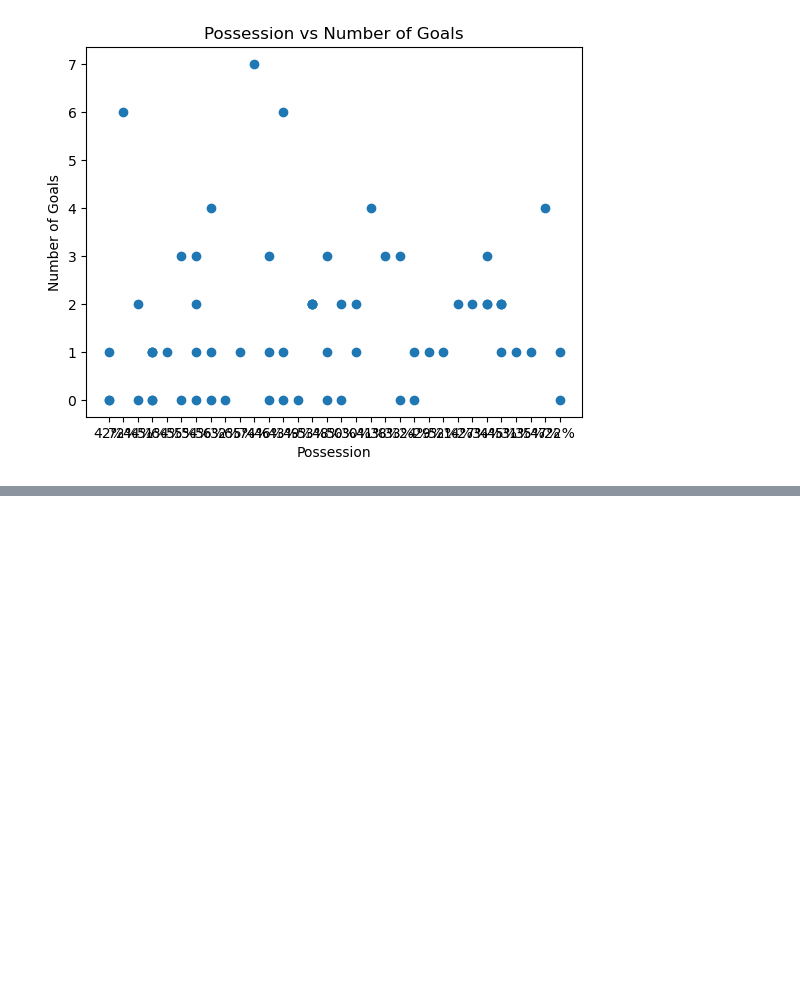
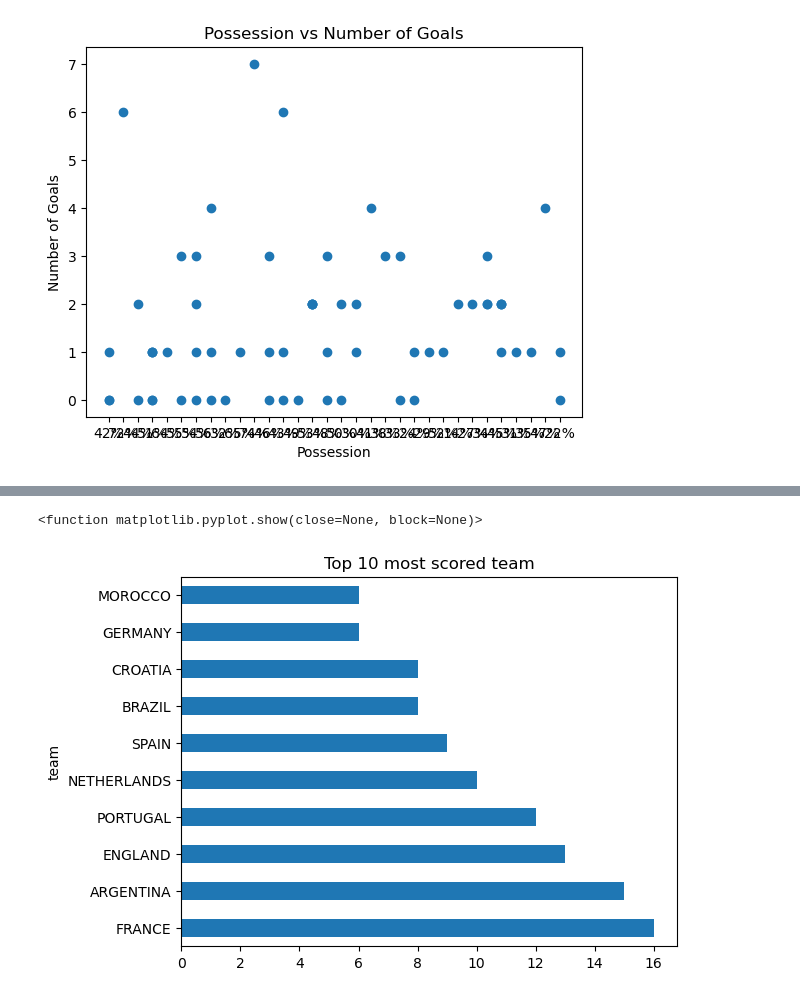
Before and after one commit to Sudipakhrin/Data-Analysis, a Jupyter notebook: Fifa 2022.ipynb, the cells around one changed output, grey strips where cells are left out. Cells and saved outputs as stored; diff of their text form; code cells hidden in the pictures; blank space fills up the shorter version.

```diff
--- a/Fifa 2022.ipynb
+++ b/Fifa 2022.ipynb
@@ -110,0 +246,14 @@ plt.show()
+# %%
+total_goals = total_goals \
+    .rename(columns={"number_of_goals_team1":"home_goals",
+                     "number_of_goals_team2":"away_goals",
+                     "total_attempts_team1" : "home_attempts_total",
+                     "on_target_attempts_team1" : "home_attempts_on_target",
+                     "off_target_attempts_team1" : "home_attempts_off_target",
+                     "assists_team1" : "home_assists",
+                     "total_attempts_team2" : "away_attempts_total",
+                     "on_target_attempts_team2" : "away_attempts_on_target",
+                     "off_target_attempts_team2" : "away_attempts_off_target",
+                     "assists_team2" : "away_assists",
+                     "team1" : "team"
+                    })
@@ -110,0 +269,7 @@ plt.show()
+# %%
+total_goals = total_goals.assign(total_goals  = total_goals.home_goals + total_goals.away_goals)
+total_goals = total_goals.assign(total_assist = total_goals.home_assists + total_goals.away_assists)
+total_goals = total_goals.assign(total_attempts  = total_goals.home_attempts_total + total_goals.away_attempts_total)
+total_goals = total_goals.assign(total_attempts_on_target  = total_goals.home_attempts_on_target + total_goals.away_attempts_on_target)
+total_goals = total_goals.assign(total_attempts_off_target  = total_goals.home_attempts_off_target + total_goals.away_attempts_off_target)
+total_goals.head()
@@ -110,0 +293,6 @@ plt.show()
+# %%
+total_goals = total_goals[['team', 'total_goals','home_goals', 'away_goals',
+                           'total_assist', 'home_assists', 'away_assists',
+                           'total_attempts', 'home_attempts_total', 'away_attempts_total',
+                           'total_attempts_on_target', 'home_attempts_on_target', 'away_attempts_on_target',
+                           'total_attempts_off_target', 'home_attempts_off_target', 'away_attempts_off_target']].set_index('team')
@@ -110,0 +309,3 @@ plt.show()
+# %%
+top_10_total_goals = total_goals.sort_values('total_goals',ascending=False).head(10)
+top_10_total_goals
@@ -110,0 +325,6 @@ plt.show()
+# %%
+top_10_total_goals.total_goals.plot(kind='barh',title='Top 10 most scored team')
+plt.show
+# %% [output]
+<function matplotlib.pyplot.show(close=None, block=None)>
+[figure, added]
```
Also changed, not shown: parts of 24 cells of this notebook.
